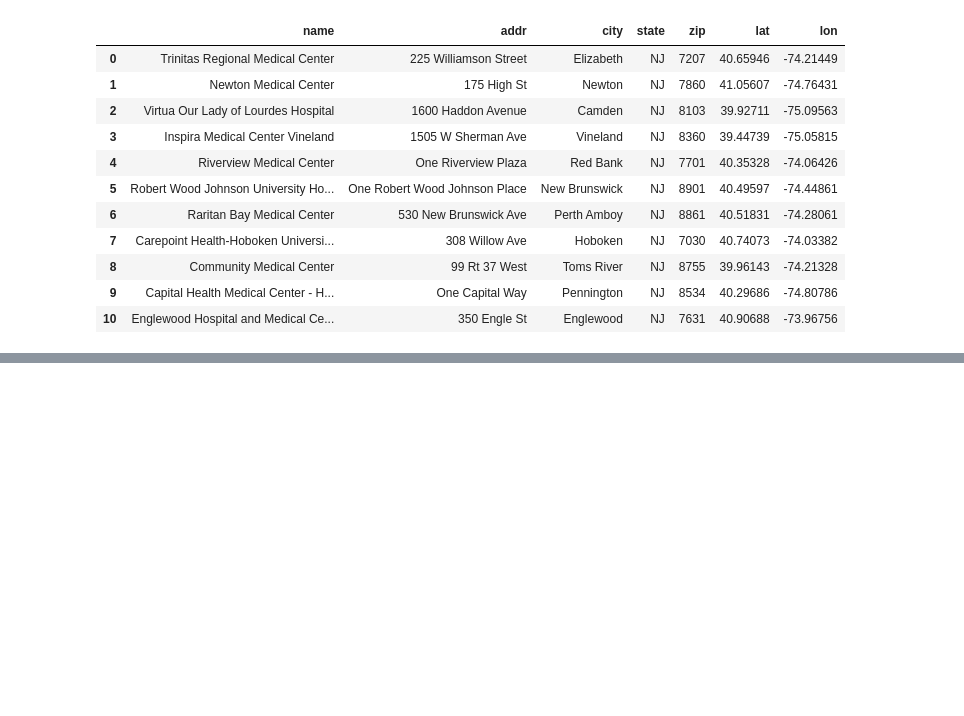
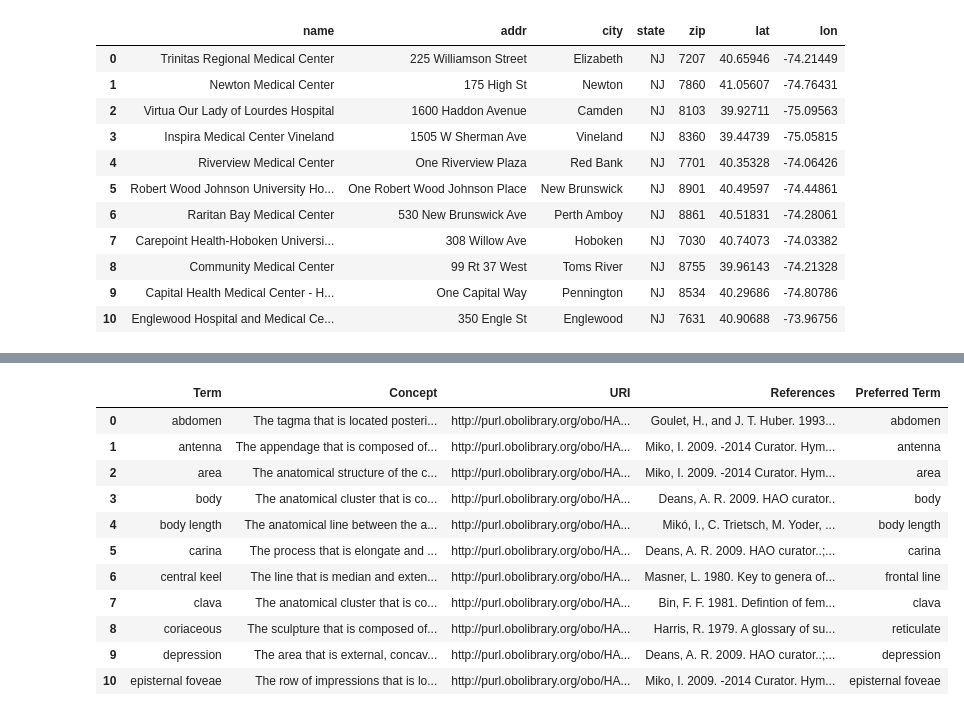
Before and after one commit to akhan19-ak/datasci_1_loading, a Jupyter notebook: Module_1_HW.ipynb, the cells around one changed output, grey strips where cells are left out. Saved outputs shown, nothing was run; the diff lists cells and outputs as text; code cells hidden in the pictures; blank space fills up the shorter version.

```diff
--- a/Module_1_HW.ipynb
+++ b/Module_1_HW.ipynb
@@ -22,0 +124,17 @@ read_var1.head(11)
+# %%
+var5 = '/content/oo_356095.xlsx'
+read_var5 = pd.read_excel(var5)
+read_var5.head(11)
+# %% [output]
+|  | Term | Concept | URI | References | Preferred Term |
+| 0 | abdomen | The tagma that is located posteri... | http://purl.obolibrary.org/obo/HA... | Goulet, H., and J. T. Huber. 1993... | abdomen |
+| 1 | antenna | The appendage that is composed of... | http://purl.obolibrary.org/obo/HA... | Miko, I. 2009. -2014 Curator. Hym... | antenna |
+| 2 | area | The anatomical structure of the c... | http://purl.obolibrary.org/obo/HA... | Miko, I. 2009. -2014 Curator. Hym... | area |
+| 3 | body | The anatomical cluster that is co... | http://purl.obolibrary.org/obo/HA... | Deans, A. R. 2009. HAO curator.. | body |
+| 4 | body length | The anatomical line between the a... | http://purl.obolibrary.org/obo/HA... | Mikó, I., C. Trietsch, M. Yoder, ... | body length |
+| 5 | carina | The process that is elongate and ... | http://purl.obolibrary.org/obo/HA... | Deans, A. R. 2009. HAO curator..;... | carina |
+| 6 | central keel | The line that is median and exten... | http://purl.obolibrary.org/obo/HA... | Masner, L. 1980. Key to genera of... | frontal line |
+| 7 | clava | The anatomical cluster that is co... | http://purl.obolibrary.org/obo/HA... | Bin, F. F. 1981. Defintion of fem... | clava |
+| 8 | coriaceous | The sculpture that is composed of... | http://purl.obolibrary.org/obo/HA... | Harris, R. 1979. A glossary of su... | reticulate |
+| 9 | depression | The area that is external, concav... | http://purl.obolibrary.org/obo/HA... | Deans, A. R. 2009. HAO curator..;... | depression |
+| 10 | episternal foveae | The row of impressions that is lo... | http://purl.obolibrary.org/obo/HA... | Miko, I. 2009. -2014 Curator. Hym... | episternal foveae |
```
Also changed, not shown: parts of 17 cells of this notebook.
